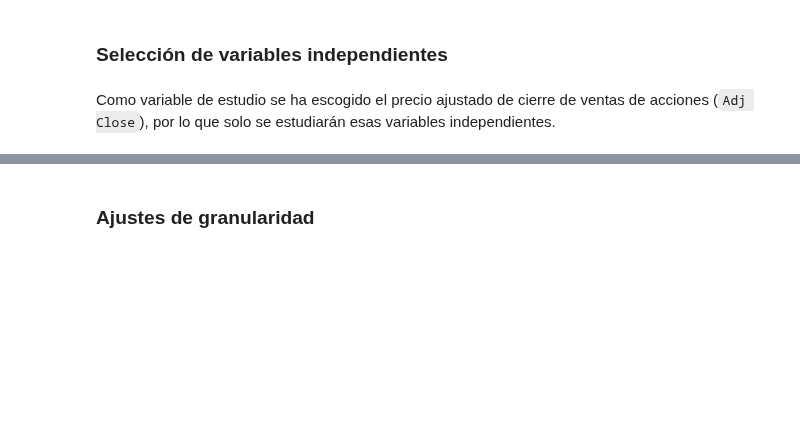
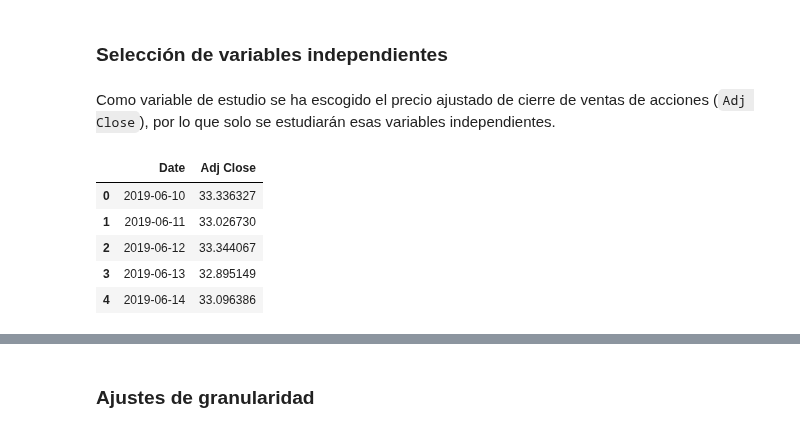
Before and after one commit to alu0101351773/TAAD_practicas, a Jupyter notebook: src/time_series.ipynb, the cells around one changed output, grey strips where cells are left out. Drawn from its saved outputs; the diff is of its cells as text; code cells hidden in the pictures; blank space fills up the shorter version.

```diff
--- a/src/time_series.ipynb
+++ b/src/time_series.ipynb
@@ -105,0 +104,11 @@ pfizer_data = pfizer_data.fi
+# %%
+pfizer_data = pfizer_data.filter(items=['Date', 'Adj Close'])
+
+display(pfizer_data.head())
+# %% [output]
+|  | Date | Adj Close |
+| 0 | 2019-06-10 | 33.336327 |
+| 1 | 2019-06-11 | 33.026730 |
+| 2 | 2019-06-12 | 33.344067 |
+| 3 | 2019-06-13 | 32.895149 |
+| 4 | 2019-06-14 | 33.096386 |
```
Also changed, not shown: parts of 5 cells of this notebook.
